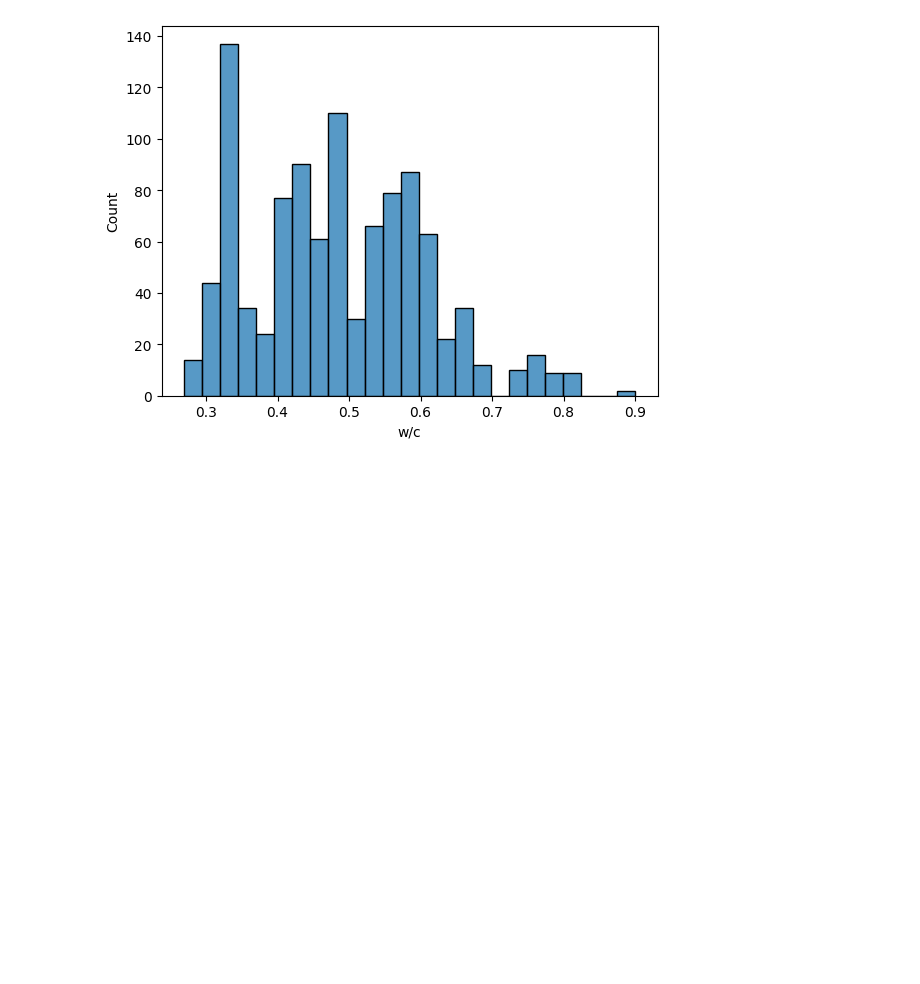
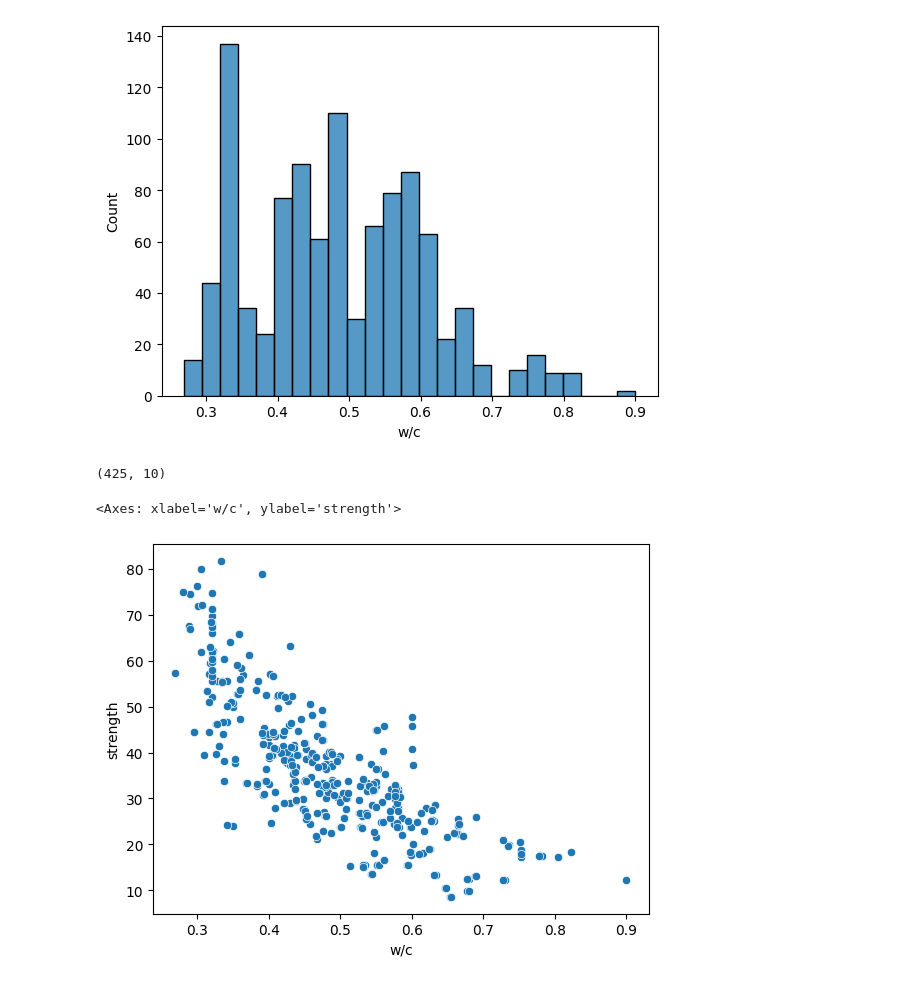
Before and after one commit to supernauth/cement_manufacturing, a Jupyter notebook: cement_manufacuring.ipynb, the cells around one changed output. Saved outputs shown, nothing was run; the diff lists cells and outputs as text; code cells hidden in the pictures; blank space fills up the shorter version.

```diff
--- a/cement_manufacuring.ipynb
+++ b/cement_manufacuring.ipynb
@@ -54,3 +68,13 @@ sns.histplot(data=df, x="w/c", binwidth=0.025)
 # %% [output]
 <Axes: xlabel='w/c', ylabel='Count'>
 [figure]
+# %%
+df_28 = df[df["age"] == 28]
+df_28.shape
+# %% [output]
+(425, 10)
+# %%
+sns.scatterplot(data=df_28, x="w/c", y="strength")
+# %% [output]
+<Axes: xlabel='w/c', ylabel='strength'>
+[figure, added]
```
Also changed, not shown: parts of 1 cell of this notebook.
